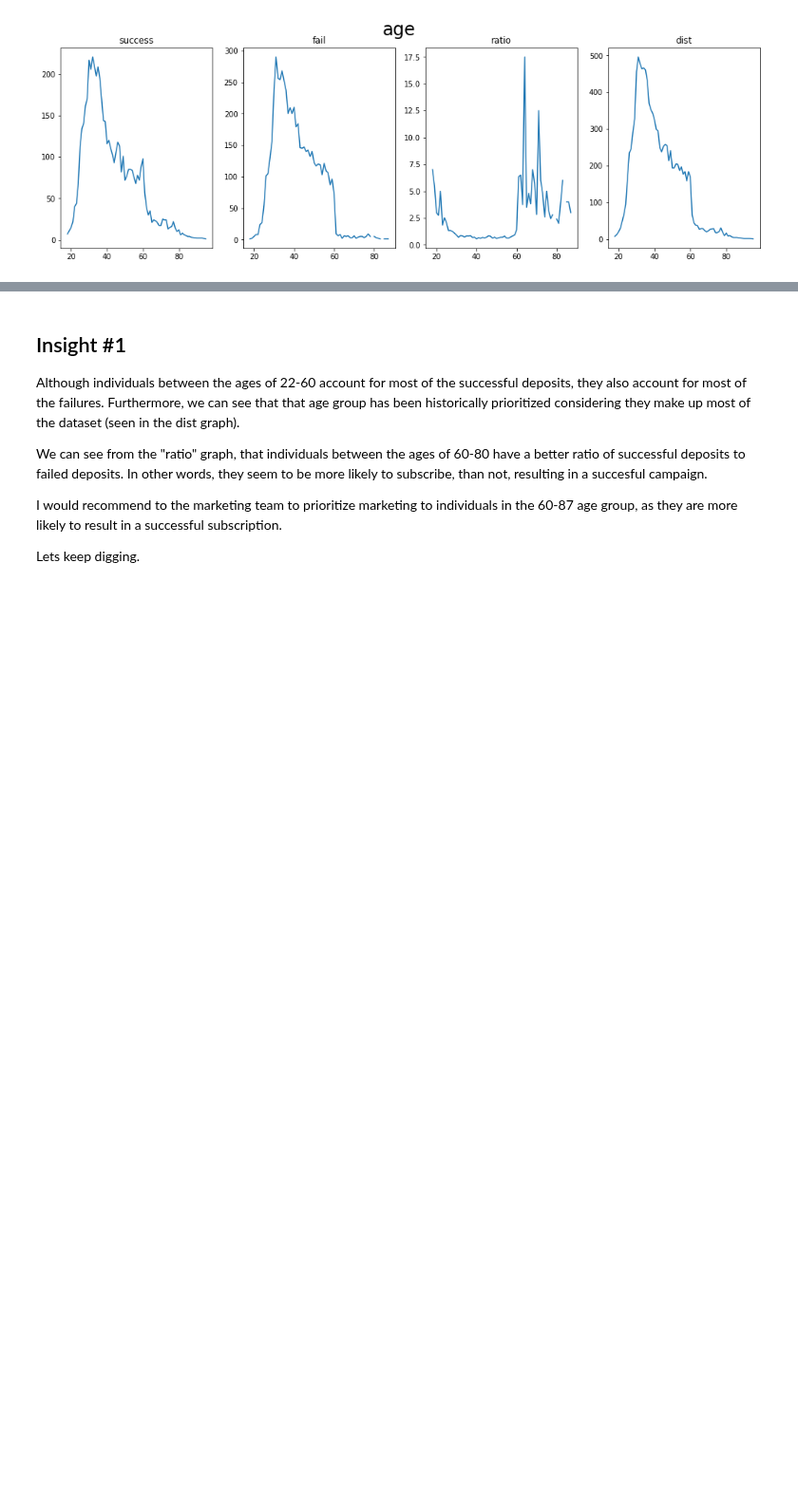
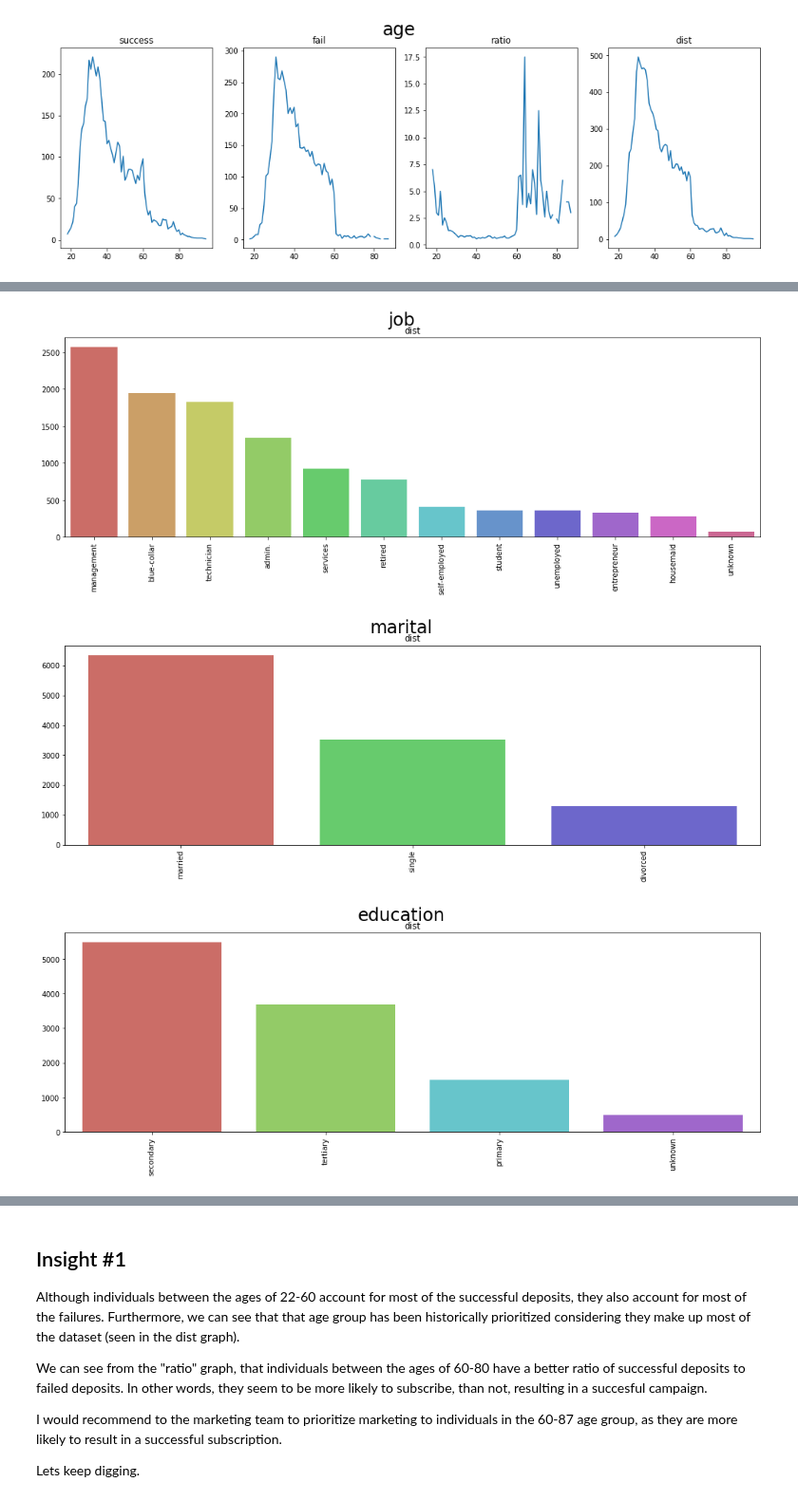
Before and after one commit to Edwardp17/Kaggle, a Jupyter notebook: marketing_bank/marketing_bank.ipynb, the cells around one changed output, grey strips where cells are left out. Shown at 95% size. Saved outputs shown, nothing was run; the diff lists cells and outputs as text; code cells hidden in the pictures; blank space fills up the shorter version.

```diff
--- a/marketing_bank/marketing_bank.ipynb
+++ b/marketing_bank/marketing_bank.ipynb
@@ -142,7 +145,3 @@ df.head()
 | 2 | 41 | technician | married | secondary | 0 | 1270 | 1 | 0 | unknown | 5 | may | ... |
 | 3 | 55 | services | married | secondary | 0 | 2476 | 1 | 0 | unknown | 5 | may | ... |
 | 4 | 54 | admin. | married | tertiary | 0 | 184 | 0 | 0 | unknown | 5 | may | ... |
-# %%
-#delete some features
-df.drop(['contact','pdays'], axis = 1, inplace = True)
-df.head()
@@ -184,0 +186,21 @@ viz_rel_num(df, viz_num_cols)
+# %%
+cat_cols = ['job','marital','education','contact','poutcome']
+def cat_dist(df, cols):
+    for col in cols:
+        df_dist = pd.DataFrame()
+        df_dist['dist'] = df[col].value_counts()
+        x = df_dist.index
+        axes = df_dist.shape[1]
+        palette = sns.color_palette('hls', df_dist.index.shape[0])
+        fig, (ax1) = plt.subplots(1, axes, figsize = (17,5))
+        for i in range(0,axes):
+            fig.suptitle(col, fontsize = 24)
+            fig.axes[i].set_title(df_dist.columns[i])
+            sns.barplot(x = x, y = df_dist.iloc[:,i].values, ax = fig.axes[i], palette = palette).set_xticklabels(rotation = 90, labels = x)
+        plt.show()
+# %%
+cat_dist(df, cat_cols)
+# %% [output]
+[figure, added]
+[figure, added]
+[figure, added]
```
Also changed, not shown: parts of 23 cells of this notebook, 1 other file.
